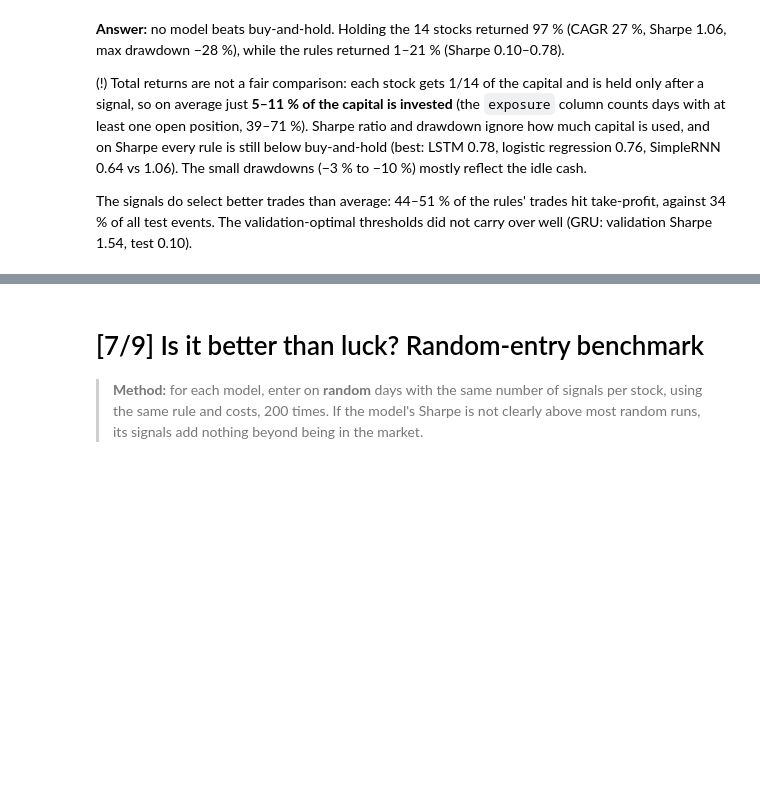
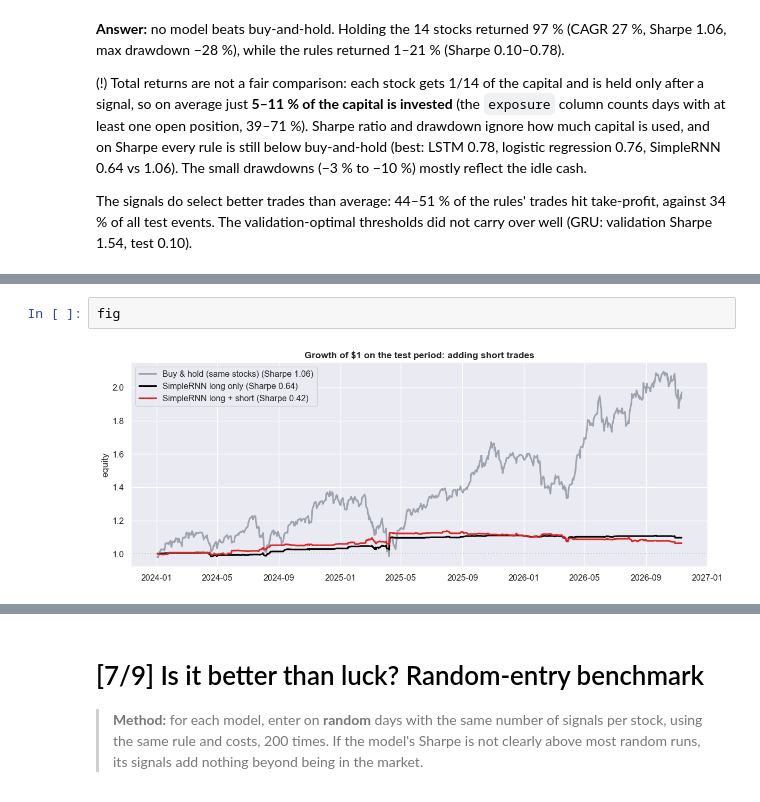
Before and after one commit to Pisit-Janthawee/dl-multiclassification-stock-triple-barrier-rnn-lstm, a Jupyter notebook: notebooks/05_evaluation_backtest.ipynb, the cells around one changed output, grey strips where cells are left out. Drawn from its saved outputs; the diff is of its cells as text; blank space fills up the shorter version.

Commit message:
Add long + short backtest, trade and equity charts, and 'backtesting is just another lie' section
Co-Authored-By: Claude Opus 5.5 <noreply@anthropic.com>

```diff
--- a/notebooks/05_evaluation_backtest.ipynb
+++ b/notebooks/05_evaluation_backtest.ipynb
@@ -306,0 +381,4 @@ The validation-optimal thresholds did not carry over well (GRU: validation Sharp
+# %%
+fig
+# %% [output]
+[figure, added]
```
Also changed, not shown: parts of 8 cells of this notebook, 8 other files.
